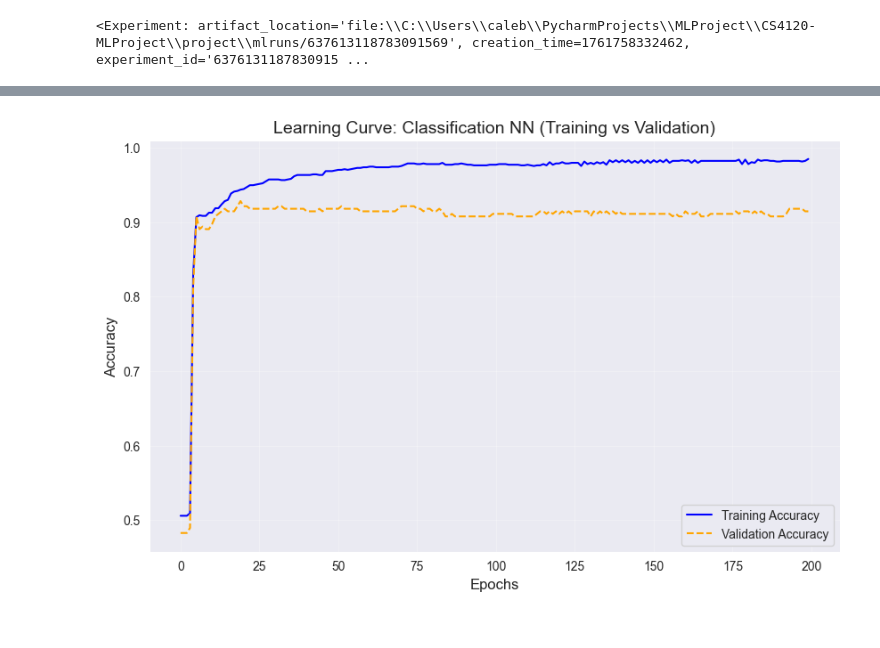
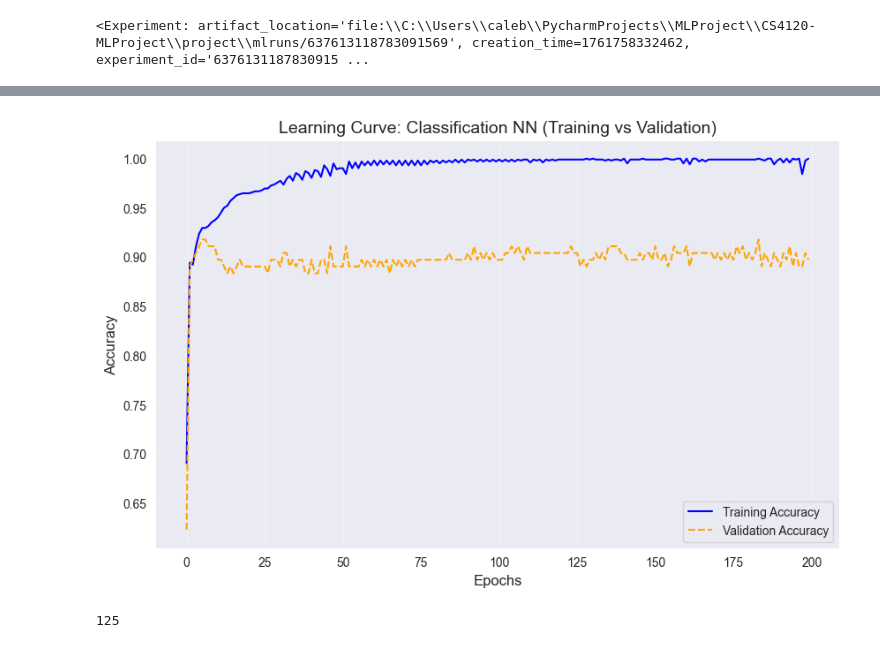
Before and after one commit to haydenpham/CS4120-MLProject, a Jupyter notebook: project/notebooks/classification_nn.ipynb, the cells around one changed output, grey strips where cells are left out. Saved outputs shown, nothing was run; the diff lists cells and outputs as text; code cells hidden in the pictures.

Commit message:
Isolated test, changed tuning, updated plot

```diff
--- a/project/notebooks/classification_nn.ipynb
+++ b/project/notebooks/classification_nn.ipynb
@@ -79,9 +77,13 @@ numerical_cols = X.select_dtypes(include=['int64', 'float64']).columns.tolist()
 categorical_cols = X.select_dtypes(include=['object']).columns.tolist()
 
 # Split the data: 80% training, 20% testing
-X_train, X_test, y_train, y_test = train_test_split(
+X_main, X_test, y_main, y_test = train_test_split(
     X, y, test_size=0.2, random_state=random_seed
 )
+
+X_train, X_val, y_train, y_val = train_test_split(
+    X_main, y_main, test_size=0.125, random_state=random_seed
+)
 # %%
 numerical_cols = X.select_dtypes(include=['int64', 'float64']).columns.tolist()
 categorical_cols = X.select_dtypes(include=['object']).columns.tolist()
@@ -110,5 +112,6 @@ print(f"Preprocessed training data shape: {X_train_preprocessed.shape}")
 
 # Fit preprocessor once on training data to avoid data leakage
 X_train_preprocessed = preprocessor.fit_transform(X_train)
+X_val_preprocessed = preprocessor.transform(X_val)
 X_test_preprocessed = preprocessor.transform(X_test)
 # %% [output]
@@ -124,9 +127,10 @@ base_mlp = MLPClassifier(max_iter=500, random_state=random_seed, early_stopping=
 
 # Hyperparameter grid to search
 param_grid = {
-    "hidden_layer_sizes": [(214, 107, 53, 26,), (75, 37, 18, 9,), (150, 75, 37, 18,), (150, 75, 37, 18,9,),
-                           (300, 150, 75, 37,)],
-    "activation": ["relu", "logistic", "tanh"],
+    "hidden_layer_sizes": [(75,), (75, 37), (75, 37, 18, 9,), (150, 75, 37, 18,),
+                           ],
+    "activation": ["relu", "logistic"],
+    "alpha": [0.01, 0.05, 0.1],
     "solver": ["adam"]
 }
 
@@ -157,17 +161,6 @@ mlflow.log_param("activation", grid_search.best_params_['activation'])
 mlflow.log_param("solver", "adam")
 mlflow.log_param("max_iter", 500)
 
-# Evaluate the best estimator on the held-out test set
-best_clf = grid_search.best_estimator_
-y_pred = best_clf.predict(X_test_preprocessed)
-
-print("\nTest set performance:")
-print(f"Accuracy: {accuracy_score(y_test, y_pred):.4f}")
-print("Classification report:")
-print(classification_report(y_test, y_pred))
-print("Confusion matrix:")
-print(confusion_matrix(y_test, y_pred))
-
 # Log best parameters
 mlflow.log_param("best_hidden_layer_sizes", str(grid_search.best_params_['hidden_layer_sizes']))
 mlflow.log_metric("best_cv_score", -grid_search.best_score_)
@@ -198,44 +181,62 @@ best_params = grid_search.best_params_
 mlp_model_to_use = MLPClassifier(
     **best_params,
     max_iter=1,
-    warm_start=True,     # Preserve weights between calls
     random_state=random_seed,
-    verbose=False
+    warm_start=True,
+    early_stopping=False,
+    verbose=False,
 )
 
 train_accuracy_history = []
 val_accuracy_history = []
 
 n_epochs = 200
 mlflow.log_param("n_epochs", n_epochs)
 
 for epoch in range(n_epochs):
     mlp_model_to_use.fit(X_train_preprocessed, y_train)
 
-    # Training MSE
+    # Training Accuracy
     y_train_pred_mon = mlp_model_to_use.predict(X_train_preprocessed)
     train_accuracy_mon = accuracy_score(y_train, y_train_pred_mon)
     train_accuracy_history.append(train_accuracy_mon)
 
-    # Validation MSE (using X_test as validation here)
-    y_test_pred_mon = mlp_model_to_use.predict(X_test_preprocessed)
-    val_accuracy_mon = accuracy_score(y_test, y_test_pred_mon)
+    # Validation Accuracy (using X_val as validation here)
+    y_val_pred_mon = mlp_model_to_use.predict(X_val_preprocessed)
+    val_accuracy_mon = accuracy_score(y_val, y_val_pred_mon)
     val_accuracy_history.append(val_accuracy_mon)
 
 plt.figure(figsize=(10, 6))
 plt.plot(train_accuracy_history, label='Training Accuracy', color='blue')
 plt.plot(val_accuracy_history, label='Validation Accuracy', color='orange', linestyle='--')
 
 plt.title('Learning Curve: Classification NN (Training vs Validation)', fontsize=14)
 plt.xlabel('Epochs', fontsize=12)
 plt.ylabel('Accuracy', fontsize=12)
 plt.legend()
 plt.grid(True, alpha=0.3)
 
 mlflow.log_figure(plt.gcf(), 'plot1.png')
 
 plt.show()
 # %% [output]
-[figure, old version]
+[figure, new version]
+# %%
+# Train the final model with optimal number of epochs
+optimal_epochs = 125
+
+final_model = MLPClassifier(
+    **best_params,
+    max_iter=optimal_epochs,
+    random_state=random_seed,
+    early_stopping=False,
+    verbose=False,
+)
+
+final_model.fit(X_train_preprocessed, y_train)
+
+mlflow.log_param("final_epochs", optimal_epochs)
+# %% [output]
+125
 # %%
 # Use the trained model for predictions
```
Also changed, not shown: parts of 6 cells of this notebook, 2 other files.
